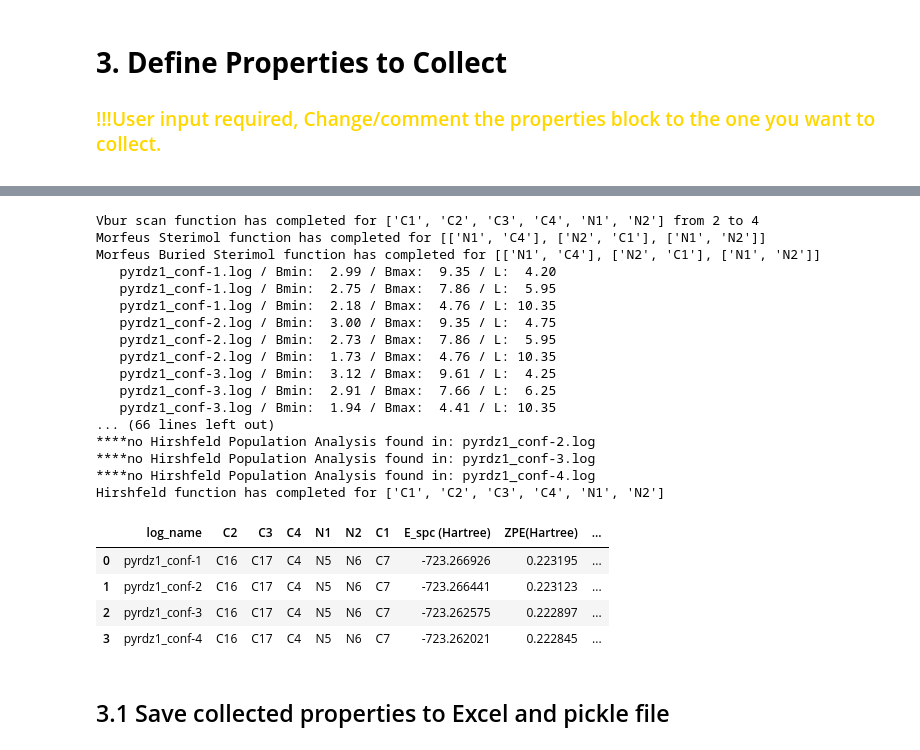
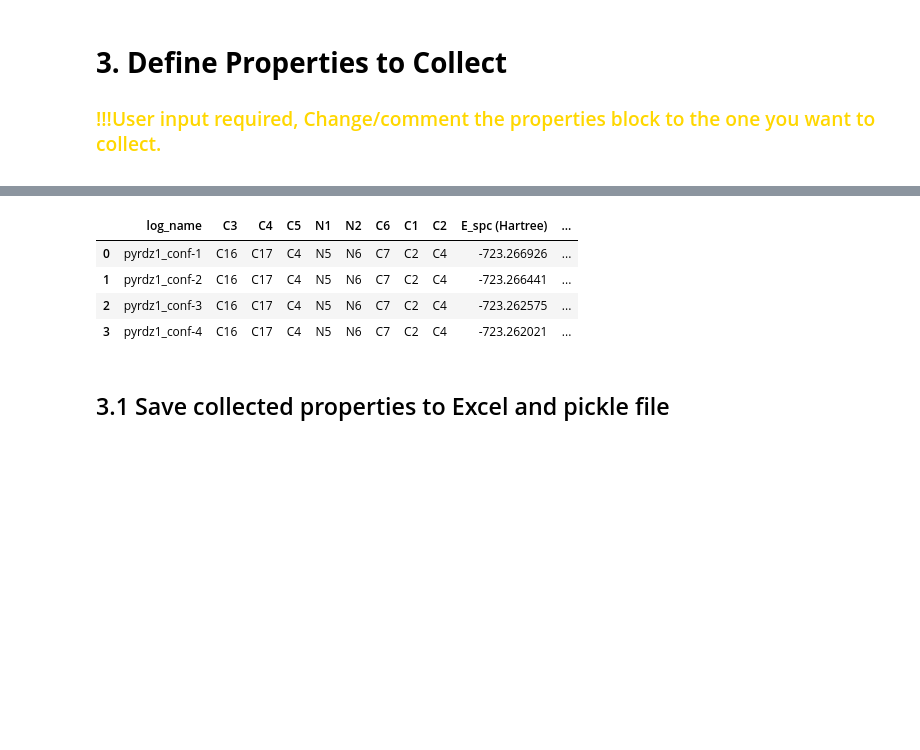
Before and after one commit to intel00000/stahl_data_science, a Jupyter notebook: Get_Properties_Notebook-WI/gp_start_folder/get_properties_postprocess_pyrdz.ipynb, the cells around one changed output, grey strips where cells are left out. Cells and saved outputs as stored; diff of their text form; code cells hidden in the pictures; blank space fills up the shorter version.

```diff
--- a/Get_Properties_Notebook-WI/gp_start_folder/get_properties_postprocess_pyrdz.ipynb
+++ b/Get_Properties_Notebook-WI/gp_start_folder/get_properties_postprocess_pyrdz.ipynb
@@ -67,45 +67,41 @@ df = gp.get_SASA(df)
 # ---------------NBO-------------------------------
 # natural charge from NBO
 # requires the Gaussian keyword = "pop=nbo7" in the .com file
-nbo_list = ["C1", "C2", "C3", "C4", "N1", "N2"]
+nbo_list = ["C1", "C2", "N1", "N2"]
 df = gp.get_nbo(df, nbo_list)
 
 # ---------------NMR-------------------------------
 # isotropic NMR shift
 # requires the Gaussian keyword = "nmr=giao" in the .com file
-nmr_list = ["C1", "C2", "C3", "C4", "N1", "N2"]
+nmr_list = ["C1", "C2", "N1", "N2"]
 df = gp.get_nmr(df, nmr_list)
 
 # ---------------Distance--------------------------
 # distance between 2 atoms
-dist_list_of_lists = [["N1", "C4"], ["N2", "C1"], ["N1", "N2"]]
+dist_list_of_lists = [["C1", "C2"]]
 df = gp.get_distance(df, dist_list_of_lists)
 
 # ---------------Angle-----------------------------
 # angle between 3 atoms
-angle_list_of_lists = [["C4", "N1", "N2"], ["N1", "N2", "C1"]]
-df = gp.get_angles(df, angle_list_of_lists)
+# angle_list_of_lists = [["C5", "N1", "C1"]]
+# df = gp.get_angles(df, angle_list_of_lists)
 
 # ---------------Dihedral--------------------------
 # dihedral angle between 4 atoms
-dihedral_list_of_lists = [
-    ["C3", "C4", "N1", "N2"],
-    ["C2", "C1", "N2", "N2"],
-    ["C4", "N1", "N2", "C1"],
-]
-df = gp.get_dihedral(df, dihedral_list_of_lists)
+# dihedral_list_of_lists = [["C4", "C5", "N1", "C1"], ["C2", "C1", "N1", "C5"]]
+# df = gp.get_dihedral(df, dihedral_list_of_lists)
 
 # ---------------Vbur Scan-------------------------
 # uses morfeus to calculate the buried volume at a series of radii (including hydrogens)
 # inputs: dataframe, list of atoms, start_radius, end_radius, and step_size
 # if you only want a single radius, put the same value for start_radius and end_radius (keep step_size > 0)
-vbur_list = ["C1", "C2", "C3", "C4", "N1", "N2"]
+vbur_list = ["C1", "C2"]
 df = gp.get_vbur_scan(df, vbur_list, 2, 4, 0.5)
 
 # ---------------Sterimol morfeus------------------
 # uses morfeus to calculate Sterimol L, B1, and B5 values
 # NOTE: this is much faster than the corresponding DBSTEP function (recommendation: use as default/if you don't need Sterimol2Vec)
-sterimol_list_of_lists = [["N1", "C4"], ["N2", "C1"], ["N1", "N2"]]
+sterimol_list_of_lists = [["C1", "C2"]]
 df = gp.get_sterimol_morfeus(df, sterimol_list_of_lists)
 
 # ---------------Buried Sterimol-------------------
@@ -113,7 +109,7 @@ df = gp.get_sterimol_morfeus(df, sterimol_list_of_lists)
 # atoms outside the sphere + 0.5 vdW radius are deleted and the Sterimol vectors are calculated
 # for more information: https://kjelljorner.github.io/morfeus/sterimol.html
 # inputs: dataframe, list of atom pairs, r_buried
-sterimol_list_of_lists = [["N1", "C4"], ["N2", "C1"], ["N1", "N2"]]
+sterimol_list_of_lists = [["C1", "C2"]]
 df = gp.get_buried_sterimol(df, sterimol_list_of_lists, 5.5)
 
 # ---------------Sterimol DBSTEP-------------------
@@ -121,26 +117,26 @@ df = gp.get_buried_sterimol(df, sterimol_list_of_lists, 5.5)
 # default grid point spacing (0.05 Angstrom) is used (can use custom spacing or vdw radii in the get_properties_functions script)
 # more info here: https://github.com/patonlab/DBSTEP
 # NOTE: this takes longer than the morfeus function (recommendation: only use this if you need Sterimol2Vec)
-sterimol_list_of_lists = [["N1", "C4"], ["N2", "C1"], ["N1", "N2"]]
-df = gp.get_sterimol_dbstep(df, sterimol_list_of_lists)
+# sterimol_list_of_lists = [["N1", "C1"], ["N1", "C5"]]
+# df = gp.get_sterimol_dbstep(df, sterimol_list_of_lists)
 
 # ---------------Sterimol2Vec----------------------
 # uses DBSTEP to calculate Sterimol Bmin and Bmax values at intervals from 0 to end_radius, with a given step_size
 # default grid point spacing (0.05 Angstrom) is used (can use custom spacing or vdw radii in the get_properties_functions script)
 # more info here: https://github.com/patonlab/DBSTEP
 # inputs: dataframe, list of atom pairs, end_radius, and step_size
-sterimol2vec_list_of_lists = [["N1", "C4"], ["N2", "C1"], ["N1", "N2"]]
-df = gp.get_sterimol2vec(df, sterimol2vec_list_of_lists, 1, 1.0)
+# sterimol2vec_list_of_lists = [["N1", "C1"], ["N1", "C5"]]
+# df = gp.get_sterimol2vec(df, sterimol2vec_list_of_lists, 1, 1.0)
 
 # ---------------Pyramidalization------------------
 # uses morfeus to calculate pyramidalization based on the 3 atoms in closest proximity to the defined atom
 # collects values based on two definitions of pyramidalization
 # details on these values can be found here: https://kjelljorner.github.io/morfeus/pyramidalization.html
-pyr_list = ["C1", "C2", "C3", "C4", "N1", "N2"]
+pyr_list = ["C1", "C2"]
 df = gp.get_pyramidalization(df, pyr_list)
 
 # ---------------Plane Angle-----------------------
-# plane angle between 2 planes (each defined by 6 atoms)
+# !plane angle between 2 planes (each defined by 6 atoms)
 # planeangle_list_of_lists = [["N1", "C1", "C5"], ["C2", "C3", "C4"]]
 # df = gp.get_planeangle(df, planeangle_list_of_lists)
 
@@ -151,19 +147,19 @@ df = gp.get_one_lp_energy(df, lp_list)
 # ---------------Time----------------------------------
 # returns the total CPU time and total Wall time (not per subjob) because we are pioneers
 # if used in summary df, will give the average (not Boltzmann average) in the Boltzmann average column
-df = gp.get_time(df)
+# df = gp.get_time(df)
 
 # ---------------ChelpG----------------------------
 # ChelpG ESP charge
 # requires the Gaussian keyword = "pop=chelpg" in the .com file
-a_list = ["C1", "C2", "C3", "C4", "N1", "N2"]
-df = gp.get_chelpg(df, a_list)
+# a_list = ["C1", "C2", "C3", "C4", "C5", "N1"]
+# df = gp.get_chelpg(df, a_list)
 
 # ---------------Hirshfeld-------------------------
 # Hirshfeld charge, CM5 charge, Hirshfeld atom dipole
 # requires the Gaussian keyword = "pop=hirshfeld" in the .com file
-a_list = ["C1", "C2", "C3", "C4", "N1", "N2"]
-df = gp.get_hirshfeld(df, a_list)
+# a_list = ["C1", "C2", "C3", "C4", "C5", "N1"]
+# df = gp.get_hirshfeld(df, a_list)
 
 pd.options.display.max_columns = None
 display(df)
@@ -182,25 +185,8 @@ Dihedral function has completed for [['C3', 'C4', 'N1', 'N2'], ['C2', 'C1', 'N2'
-Vbur scan function has completed for ['C1', 'C2', 'C3', 'C4', 'N1', 'N2'] from 2 to 4
-Morfeus Sterimol function has completed for [['N1', 'C4'], ['N2', 'C1'], ['N1', 'N2']]
-Morfeus Buried Sterimol function has completed for [['N1', 'C4'], ['N2', 'C1'], ['N1', 'N2']]
-   pyrdz1_conf-1.log / Bmin:  2.99 / Bmax:  9.35 / L:  4.20
-   pyrdz1_conf-1.log / Bmin:  2.75 / Bmax:  7.86 / L:  5.95
-   pyrdz1_conf-1.log / Bmin:  2.18 / Bmax:  4.76 / L: 10.35
-   pyrdz1_conf-2.log / Bmin:  3.00 / Bmax:  9.35 / L:  4.75
-   pyrdz1_conf-2.log / Bmin:  2.73 / Bmax:  7.86 / L:  5.95
-   pyrdz1_conf-2.log / Bmin:  1.73 / Bmax:  4.76 / L: 10.35
-   pyrdz1_conf-3.log / Bmin:  3.12 / Bmax:  9.61 / L:  4.25
-   pyrdz1_conf-3.log / Bmin:  2.91 / Bmax:  7.66 / L:  6.25
-   pyrdz1_conf-3.log / Bmin:  1.94 / Bmax:  4.41 / L: 10.35
-... (66 lines left out)
-****no Hirshfeld Population Analysis found in: pyrdz1_conf-2.log
-****no Hirshfeld Population Analysis found in: pyrdz1_conf-3.log
-****no Hirshfeld Population Analysis found in: pyrdz1_conf-4.log
-Hirshfeld function has completed for ['C1', 'C2', 'C3', 'C4', 'N1', 'N2']
-|  | log_name | C2 | C3 | C4 | N1 | N2 | C1 | E_spc (Hartree) | ZPE(Hartree) | ... |
-| 0 | pyrdz1_conf-1 | C16 | C17 | C4 | N5 | N6 | C7 | -723.266926 | 0.223195 | ... |
-| 1 | pyrdz1_conf-2 | C16 | C17 | C4 | N5 | N6 | C7 | -723.266441 | 0.223123 | ... |
-| 2 | pyrdz1_conf-3 | C16 | C17 | C4 | N5 | N6 | C7 | -723.262575 | 0.222897 | ... |
-| 3 | pyrdz1_conf-4 | C16 | C17 | C4 | N5 | N6 | C7 | -723.262021 | 0.222845 | ... |
+|  | log_name | C3 | C4 | C5 | N1 | N2 | C6 | C1 | C2 | E_spc (Hartree) | ... |
+| 0 | pyrdz1_conf-1 | C16 | C17 | C4 | N5 | N6 | C7 | C2 | C4 | -723.266926 | ... |
+| 1 | pyrdz1_conf-2 | C16 | C17 | C4 | N5 | N6 | C7 | C2 | C4 | -723.266441 | ... |
+| 2 | pyrdz1_conf-3 | C16 | C17 | C4 | N5 | N6 | C7 | C2 | C4 | -723.262575 | ... |
+| 3 | pyrdz1_conf-4 | C16 | C17 | C4 | N5 | N6 | C7 | C2 | C4 | -723.262021 | ... |
 # %% [markdown]
 ## 3.1 Save collected properties to Excel and pickle file
 # %%
```
Also changed, not shown: parts of 5 cells of this notebook, 23 other files.
